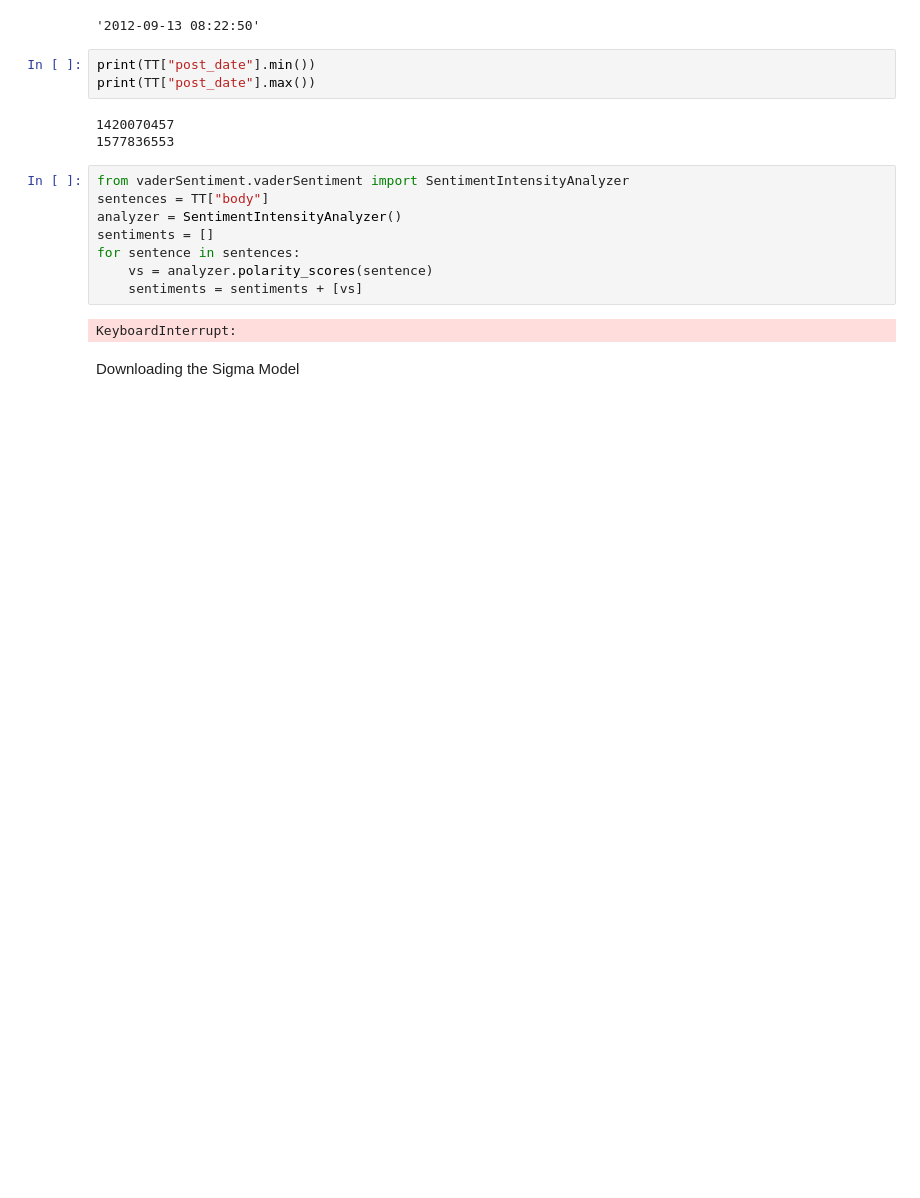
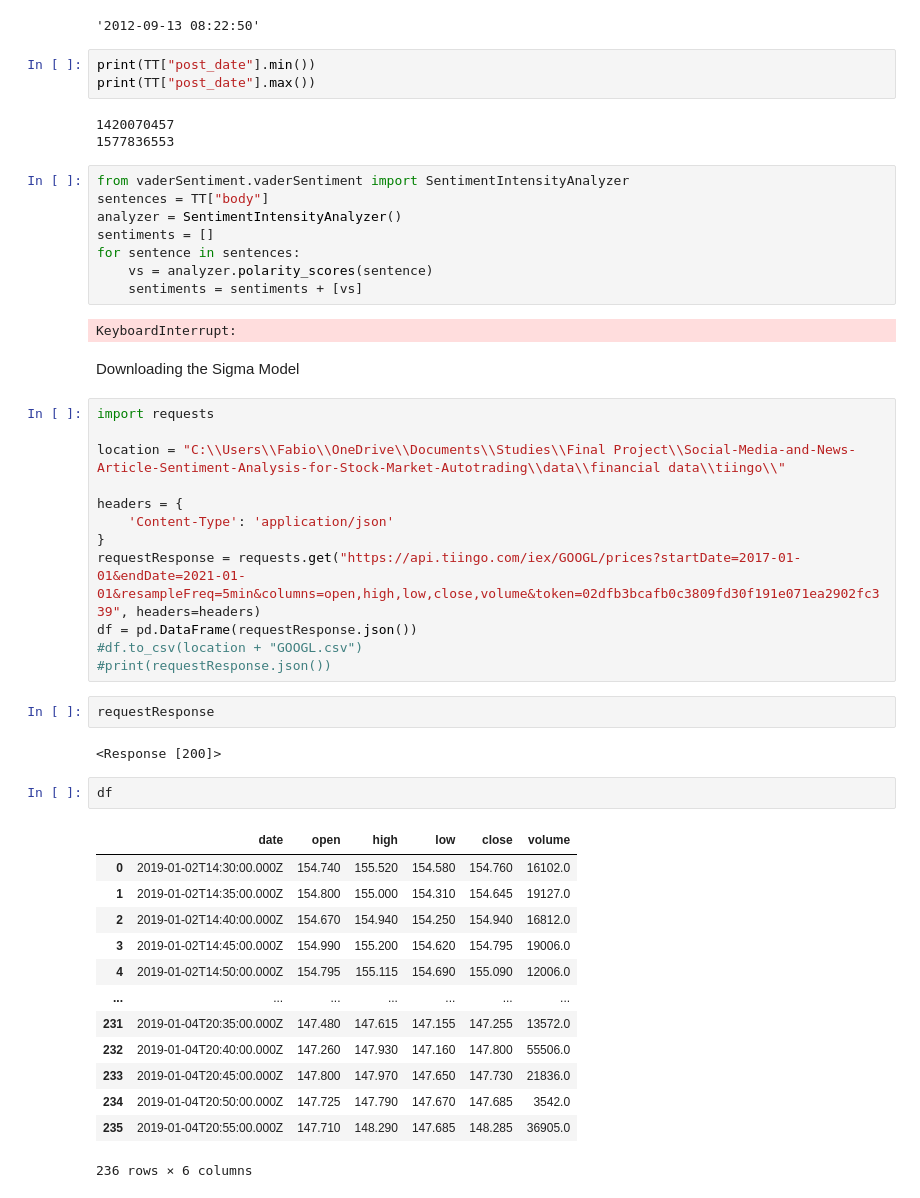
Before and after one commit to FabioGreenwood/Social-Media-and-News-Article-Sentiment-Analysis-for-Stock-Market-Autotrading, a Jupyter notebook: test books/test book.ipynb, the cells around one changed output. Drawn from its saved outputs; the diff is of its cells as text; blank space fills up the shorter version.

```diff
--- a/test books/test book.ipynb
+++ b/test books/test book.ipynb
@@ -163,3 +172,35 @@ for sentence in sentences:
 KeyboardInterrupt:
 # %% [markdown]
 Downloading the Sigma Model
+# %%
+import requests
+
+location = "C:\\Users\\Fabio\\OneDrive\\Documents\\Studies\\Final Project\\Social-Media-and-News-Article-Sentiment-Analysis-for-Stock-Market-Autotrading\\data\\financial data\\tiingo\\"
+
+headers = {
+    'Content-Type': 'application/json'
+}
+requestResponse = requests.get("https://api.tiingo.com/iex/GOOGL/prices?startDate=2017-01-01&endDate=2021-01-01&resampleFreq=5min&columns=open,high,low,close,volume&token=02dfb3bcafb0c3809fd30f191e071ea2902fc339", headers=headers)
+df = pd.DataFrame(requestResponse.json())
+#df.to_csv(location + "GOOGL.csv")
+#print(requestResponse.json())
+# %%
+requestResponse
+# %% [output]
+<Response [200]>
+# %%
+df
+# %% [output]
+|  | date | open | high | low | close | volume |
+| 0 | 2019-01-02T14:30:00.000Z | 154.740 | 155.520 | 154.580 | 154.760 | 16102.0 |
+| 1 | 2019-01-02T14:35:00.000Z | 154.800 | 155.000 | 154.310 | 154.645 | 19127.0 |
+| 2 | 2019-01-02T14:40:00.000Z | 154.670 | 154.940 | 154.250 | 154.940 | 16812.0 |
+| 3 | 2019-01-02T14:45:00.000Z | 154.990 | 155.200 | 154.620 | 154.795 | 19006.0 |
+| 4 | 2019-01-02T14:50:00.000Z | 154.795 | 155.115 | 154.690 | 155.090 | 12006.0 |
+| ... | ... | ... | ... | ... | ... | ... |
+| 231 | 2019-01-04T20:35:00.000Z | 147.480 | 147.615 | 147.155 | 147.255 | 13572.0 |
+| 232 | 2019-01-04T20:40:00.000Z | 147.260 | 147.930 | 147.160 | 147.800 | 55506.0 |
+| 233 | 2019-01-04T20:45:00.000Z | 147.800 | 147.970 | 147.650 | 147.730 | 21836.0 |
+| 234 | 2019-01-04T20:50:00.000Z | 147.725 | 147.790 | 147.670 | 147.685 | 3542.0 |
+| 235 | 2019-01-04T20:55:00.000Z | 147.710 | 148.290 | 147.685 | 148.285 | 36905.0 |
+236 rows × 6 columns
```
Also changed, not shown: parts of 7 cells of this notebook, 8 other files.
